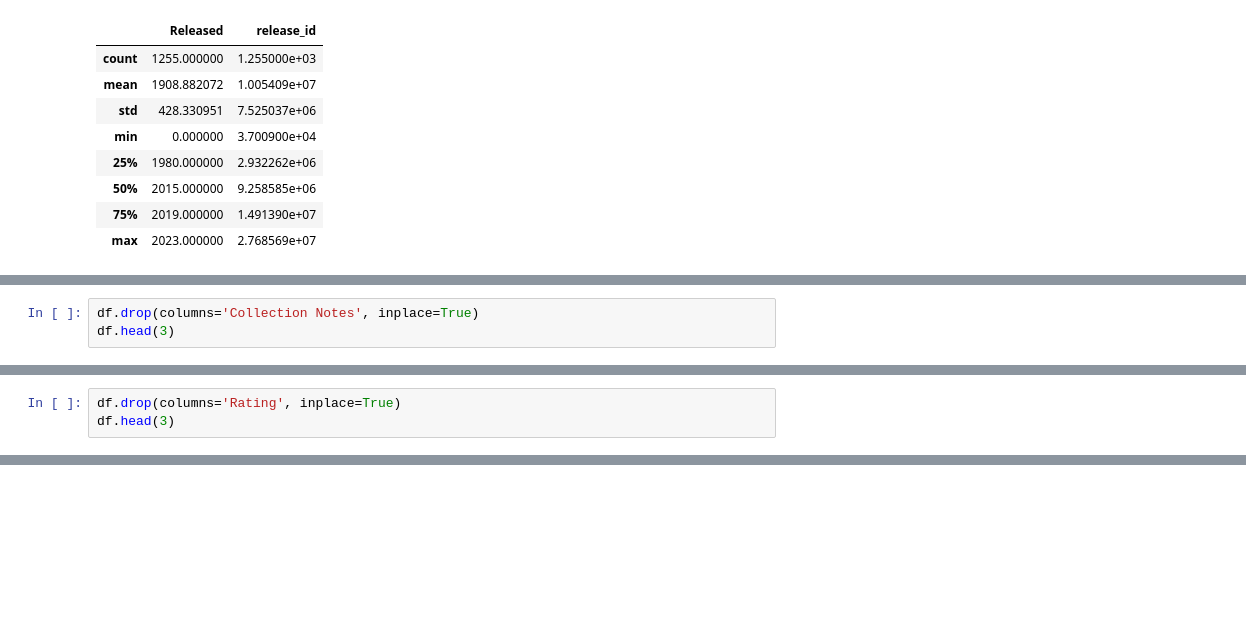
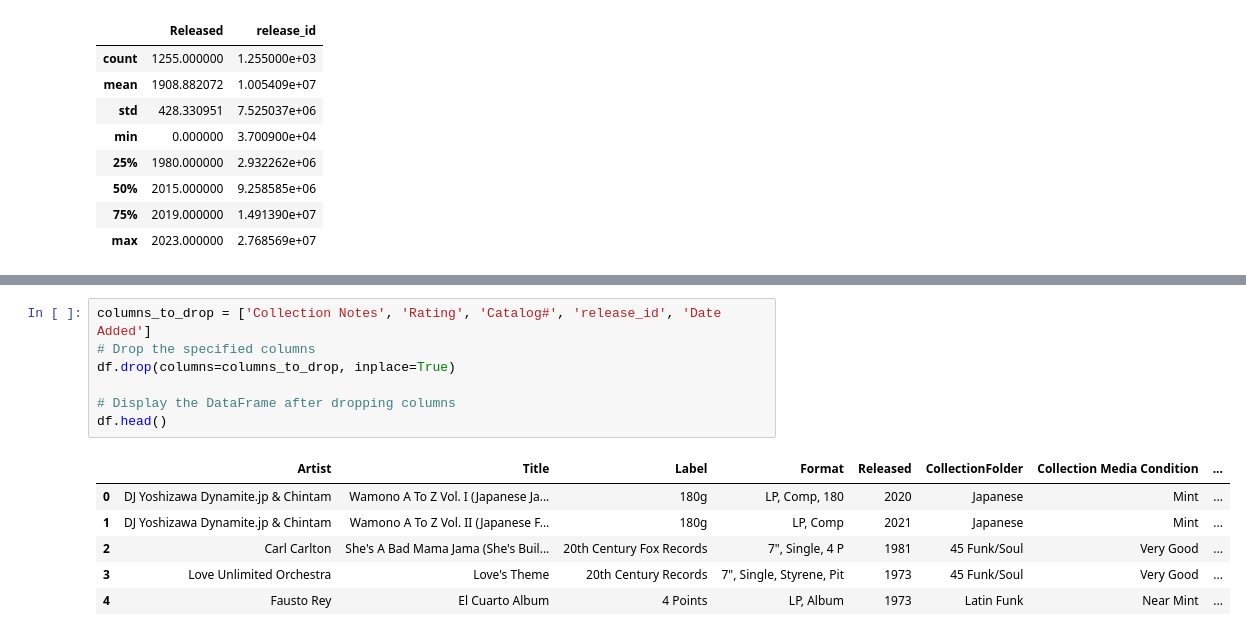
Before and after one commit to tjbingamon/Discogs-Project, a Jupyter notebook: Untitled.ipynb, the cells around one changed output, grey strips where cells are left out. Saved outputs shown, nothing was run; the diff lists cells and outputs as text; blank space fills up the shorter version.

```diff
--- a/Untitled.ipynb
+++ b/Untitled.ipynb
@@ -220,3 +219,0 @@ df.describe(include="number")
-# %%
-df.drop(columns='Collection Notes', inplace=True)
-df.head(3)
@@ -228,3 +219,0 @@ df.head(3)
-# %%
-df.drop(columns='Rating', inplace=True)
-df.head(3)
@@ -235,0 +220,14 @@ df.head(3)
+# %%
+columns_to_drop = ['Collection Notes', 'Rating', 'Catalog#', 'release_id', 'Date Added']
+# Drop the specified columns
+df.drop(columns=columns_to_drop, inplace=True)
+
+# Display the DataFrame after dropping columns
+df.head()
+# %% [output]
+|  | Artist | Title | Label | Format | Released | CollectionFolder | Collection Media Condition | ... |
+| 0 | DJ Yoshizawa Dynamite.jp & Chintam | Wamono A To Z Vol. I (Japanese Ja... | 180g | LP, Comp, 180 | 2020 | Japanese | Mint | ... |
+| 1 | DJ Yoshizawa Dynamite.jp & Chintam | Wamono A To Z Vol. II (Japanese F... | 180g | LP, Comp | 2021 | Japanese | Mint | ... |
+| 2 | Carl Carlton | She's A Bad Mama Jama (She's Buil... | 20th Century Fox Records | 7", Single, 4 P | 1981 | 45 Funk/Soul | Very Good | ... |
+| 3 | Love Unlimited Orchestra | Love's Theme | 20th Century Records | 7", Single, Styrene, Pit | 1973 | 45 Funk/Soul | Very Good | ... |
+| 4 | Fausto Rey | El Cuarto Album | 4 Points | LP, Album | 1973 | Latin Funk | Near Mint | ... |
```
Also changed, not shown: parts of 3 cells of this notebook.
